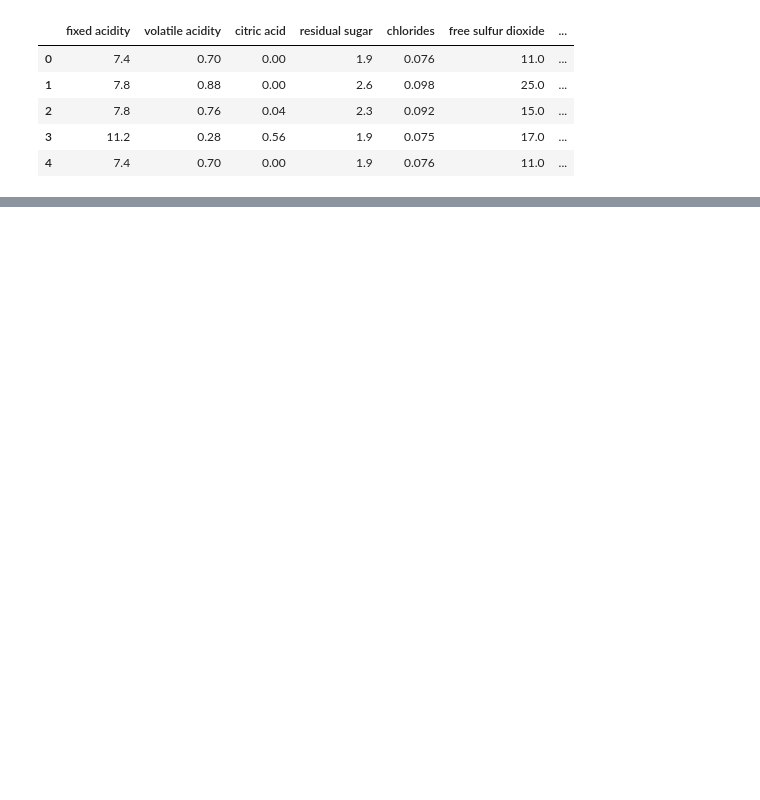
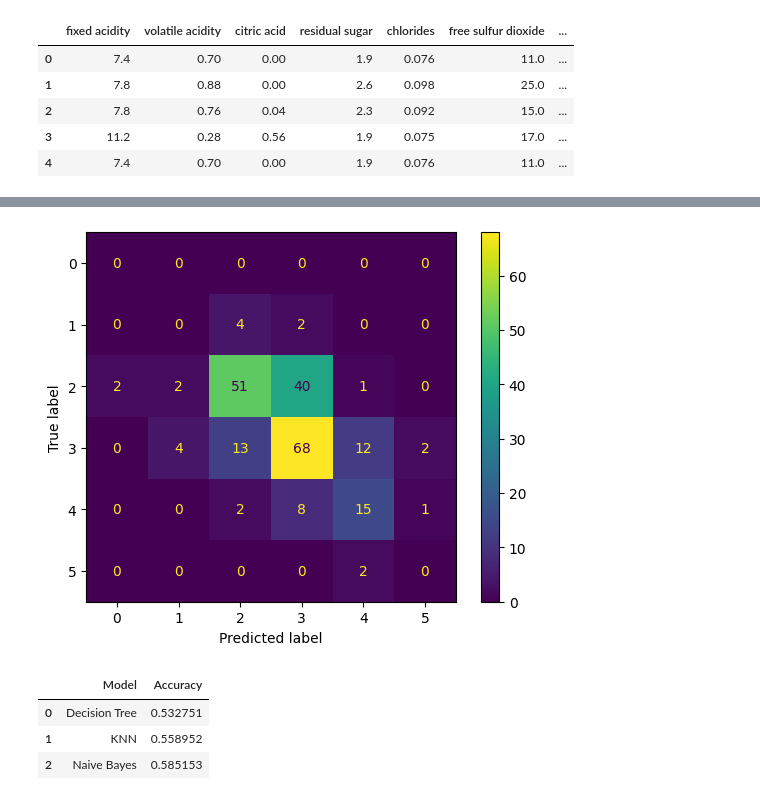
Before and after one commit to zaibshahzadi/ML-Internship, a Jupyter notebook: Wine_dataset.ipynb, the cells around one changed output, grey strips where cells are left out. Cells and saved outputs as stored; diff of their text form; code cells hidden in the pictures; blank space fills up the shorter version.

```diff
--- a/Wine_dataset.ipynb
+++ b/Wine_dataset.ipynb
@@ -98,0 +267,28 @@ for name, pipe in pipelines.items():
+# %%
+cm = confusion_matrix(y_test, nb_pred)
+
+ConfusionMatrixDisplay(cm).plot()
+
+plt.show()
+# %% [output]
+[figure, added]
+# %%
+comparison = pd.DataFrame({
+    "Model": [
+        "Decision Tree",
+        "KNN",
+        "Naive Bayes"
+    ],
+    "Accuracy": [
+        dt_accuracy,
+        knn_accuracy,
+        nb_accuracy
+    ]
+})
+
+comparison
+# %% [output]
+|  | Model | Accuracy |
+| 0 | Decision Tree | 0.532751 |
+| 1 | KNN | 0.558952 |
+| 2 | Naive Bayes | 0.585153 |
```
Also changed, not shown: parts of 33 cells of this notebook.
